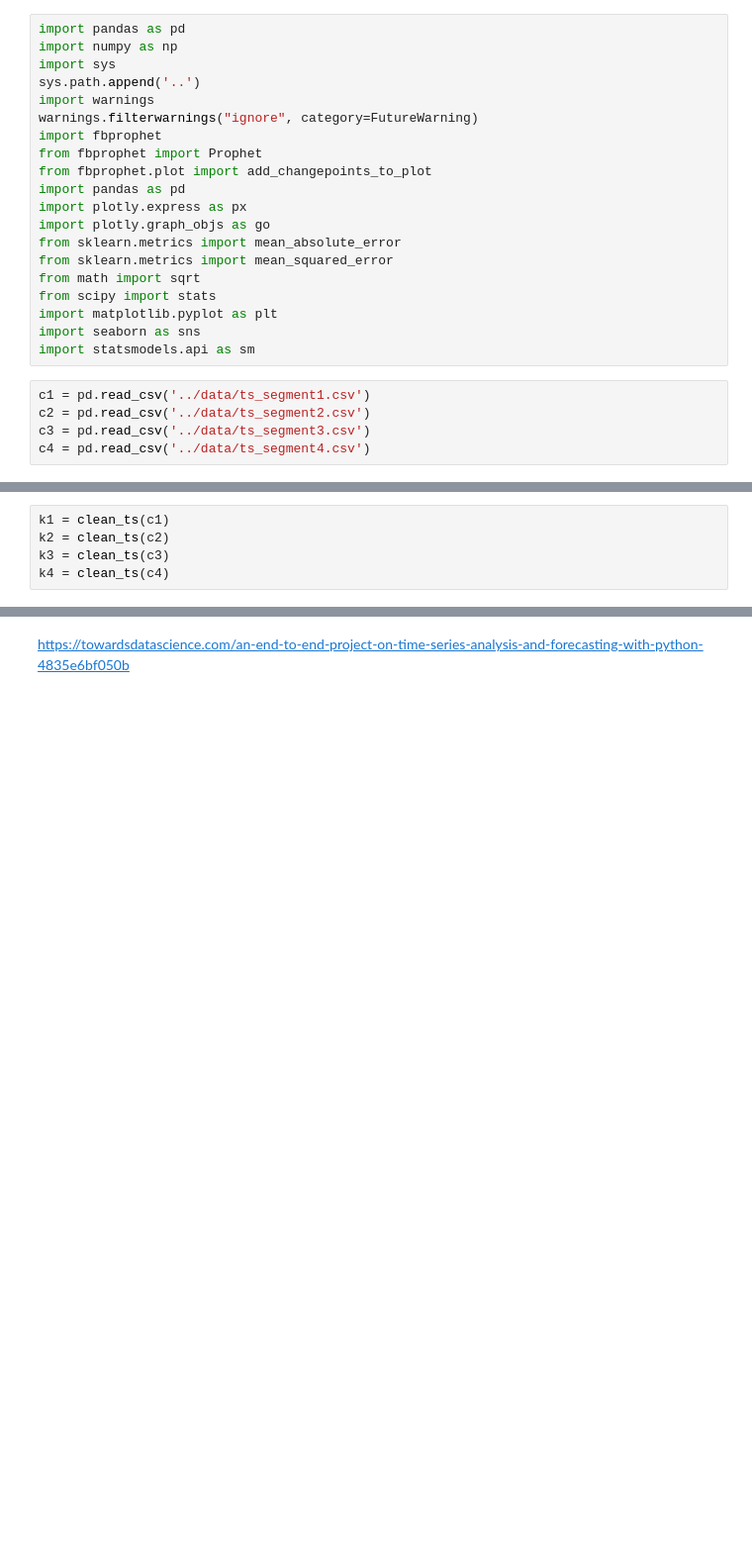
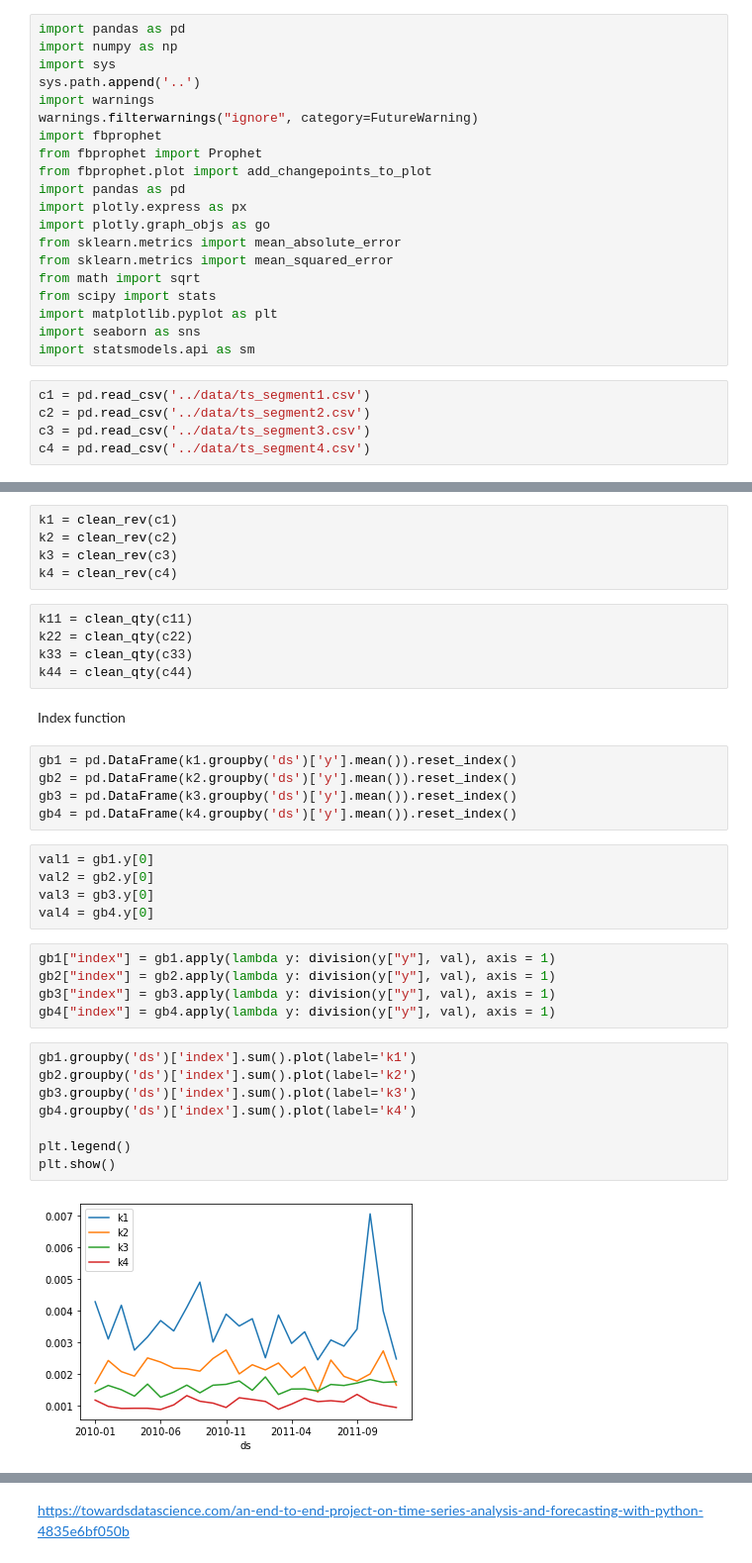
Before and after one commit to baccandres/CLV, a Jupyter notebook: notebooks/TimeSeries.ipynb, the cells around one changed output, grey strips where cells are left out. Shown: that part at 99% size. Drawn from its saved outputs; the diff is of its cells as text; blank space fills up the shorter version.

```diff
--- a/notebooks/TimeSeries.ipynb
+++ b/notebooks/TimeSeries.ipynb
@@ -35,8 +53,40 @@ def clean_ts (df):
 # %%
-k1 = clean_ts(c1)
-k2 = clean_ts(c2)
-k3 = clean_ts(c3)
-k4 = clean_ts(c4)
+k1 = clean_rev(c1)
+k2 = clean_rev(c2)
+k3 = clean_rev(c3)
+k4 = clean_rev(c4)
+# %%
+k11 = clean_qty(c11)
+k22 = clean_qty(c22)
+k33 = clean_qty(c33)
+k44 = clean_qty(c44)
+# %% [markdown]
+Index function
+# %%
+gb1 = pd.DataFrame(k1.groupby('ds')['y'].mean()).reset_index()
+gb2 = pd.DataFrame(k2.groupby('ds')['y'].mean()).reset_index()
+gb3 = pd.DataFrame(k3.groupby('ds')['y'].mean()).reset_index()
+gb4 = pd.DataFrame(k4.groupby('ds')['y'].mean()).reset_index()
+# %%
+val1 = gb1.y[0]
+val2 = gb2.y[0]
+val3 = gb3.y[0]
+val4 = gb4.y[0]
+# %%
+gb1["index"] = gb1.apply(lambda y: division(y["y"], val), axis = 1)
+gb2["index"] = gb2.apply(lambda y: division(y["y"], val), axis = 1)
+gb3["index"] = gb3.apply(lambda y: division(y["y"], val), axis = 1)
+gb4["index"] = gb4.apply(lambda y: division(y["y"], val), axis = 1)
+# %%
+gb1.groupby('ds')['index'].sum().plot(label='k1')
+gb2.groupby('ds')['index'].sum().plot(label='k2')
+gb3.groupby('ds')['index'].sum().plot(label='k3')
+gb4.groupby('ds')['index'].sum().plot(label='k4')
+
+plt.legend()
+plt.show()
+# %% [output]
+[figure, added]
 # %%
 f, axes = plt.subplots(2, 2, figsize=(10, 6), sharex=True)
 sns.despine(left=True)
```
Also changed, not shown: parts of 12 cells of this notebook, 9 other files.
